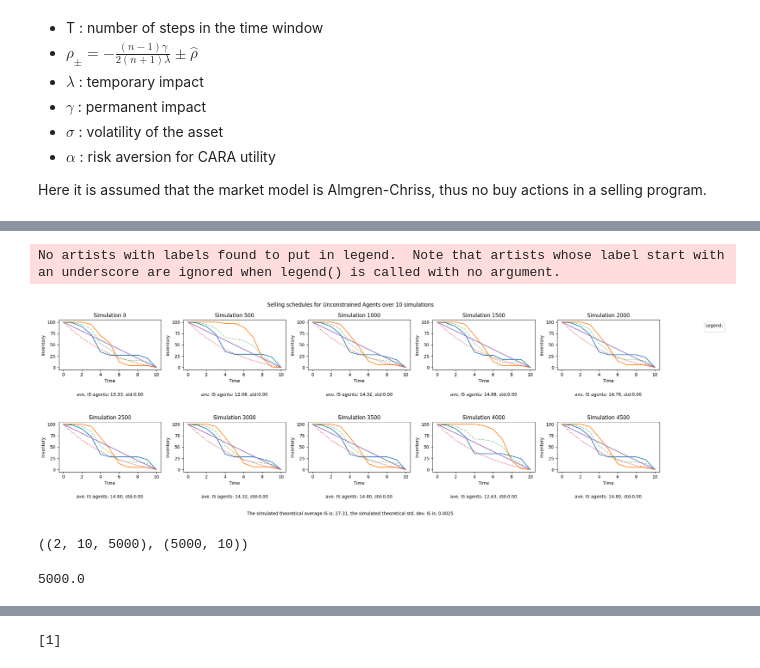
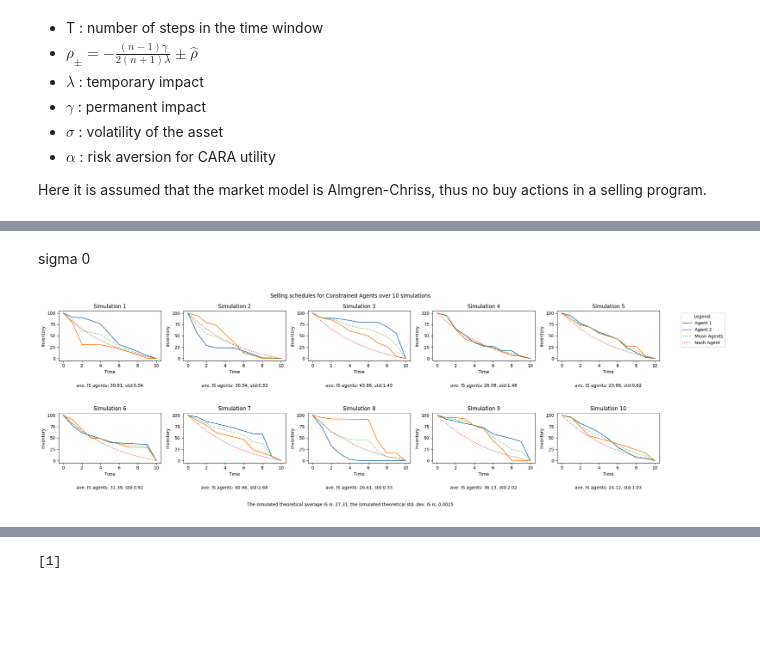
Before and after one commit to macrandrea/Multi-agent-RL-optimal-execution, a Jupyter notebook: ANALISI_MULTI_AGENTE_for_scratches.ipynb, the cells around one changed output, grey strips where cells are left out. Cells and saved outputs as stored; diff of their text form; code cells hidden in the pictures; blank space fills up the shorter version.

```diff
--- a/ANALISI_MULTI_AGENTE_for_scratches.ipynb
+++ b/ANALISI_MULTI_AGENTE_for_scratches.ipynb
@@ -731,12 +705,13 @@ plt.show()
+# %% [markdown]
+sigma 0
 # %%
-import numpy as np
-import matplotlib.pyplot as plt
+'''Selling Schedules'''
 
-def make_selling_schedule(ax, a, azioni, T, i=0, inv=100):
-    azioni_tot_1 = azioni[0]
-    azioni_tot_2 = azioni[1]
-    agent_1 = azioni_tot_1[:, i]
-    agent_2 = azioni_tot_2[:, i]
+def make_selling_schedule(a, azioni, T, i=0, inv=100):
+    azioni_tot_1 = azioni[i, 0]
+    azioni_tot_2 = azioni[i, 1]
+    agent_1 = azioni_tot_1.mean(axis=1)
+    agent_2 = azioni_tot_2.mean(axis=1)
 
     q0_1 = np.zeros(T + 1)
     q0_1[0] = inv
@@ -746,7 +721,6 @@ def make_selling_schedule(ax, a, azioni, T, i=0, inv=100):
     q0_2[0] = inv
     for j in range(1, T):
         q0_2[j] = q0_2[j - 1] - agent_2[j - 1]
-
     q_tot = inv# * 2
     azioni_t = (agent_1 + agent_2) / 2
     qt = np.zeros(T + 1)
@@ -754,78 +728,56 @@ def make_selling_schedule(ax, a, azioni, T, i=0, inv=100):
     for j in range(1, T):
         qt[j] = qt[j - 1] - azioni_t[j - 1]
 
-    azioni_tw = np.ones((5_000,10)) * 10
-    twat = azioni_tw.reshape(-1,10).mean(0)
-    twap = np.zeros(11)
-    twap[0] = INV
-    for i in range(1,10):
-        twap[i] =  twap[i - 1] - twat[i - 1]
-
     b = np.asarray(a) / 2
 
     ax.plot(q0_1, label='Agent 1' if i == 0 else None)
     ax.plot(q0_2, label='Agent 2' if i == 0 else None)
-    ax.plot(qt, alpha=0.5, label='Mean Agents' if i == 0 else None, linestyle='--')
+    ax.plot(qt, alpha = 0.5, label='Mean Agents' if i == 0 else None, linestyle='--')
     ax.plot(b, label='Nash Agent'if i == 0 else None, linestyle=':')
-    ax.plot(twap, label ='TWAP' if i == 0 else None)
 
 def do_is(i, dati, azioni, alpha=0.002):
-    dati = dati#[i,:,0]
-    azioni1 =  azioni[0]
-    azioni2 =  azioni[1]
+    dati = dati[i,:,0]
+    azioni1 =  azioni[i, 0]
+    azioni2 =  azioni[i, 0]
     azioni = (azioni1 + azioni2)
     iss = []
 
-    iss = dati[: ,i ]* azioni[: ,i ] - \
-               alpha * azioni[: ,i ]**2
+    for i in range(dati.reshape(-1,T).shape[0]):
+        iss.append((dati.reshape(-1,T)[i])* azioni[:,i] - alpha * azioni[:,i]**2)
 
-    agents = np.sum((np.asarray(iss)))
-    agents_std = np.sum((np.asarray(iss))).std()
+    agents = np.sum((np.asarray(iss)),axis=1)
+    agents_std = np.sum((np.asarray(iss)),axis=1).std()
 
-    return 2000-remove_outliers(agents),  agents_std
+    return 2000-remove_outliers(agents).mean(),  agents_std
+
 
 # Load data
-azioni_tot = dict(np.load('C:/Users/macri/Desktop/ennesima//azioni.npz', allow_pickle=True))
-dati_tot   = dict(np.load('C:/Users/macri/Desktop/ennesima//dati.npz', allow_pickle=True))
-dati = dati_tot['arr_0'][:,0].reshape(10 , -1)
-azioni = azioni_tot['arr_0']
-
-T = len(azioni[0])
+azioni_tot = np.load('C:/Users/macri/Desktop/ennesima - Copia/azioni_tot.npy', allow_pickle=True)
+dati =       np.load('C:/Users/macri/Desktop/ennesima - Copia/dati_tot.npy', allow_pickle=True)
+T = len(azioni_tot[0, 0])
 
 # Create subplots
 fig, axs = plt.subplots(2, 5, figsize=(20, 7))
 
 # Plot each selling schedule
 for i, ax in enumerate(axs.flat):
-    i *= 500
-    make_selling_schedule(ax, a, azioni, T, i, 100)
-    ax.set_title(f"Simulation {i}")
+    make_selling_schedule(a, azioni_tot, T, i, 100)
+    ax.set_title(f"Simulation {i+1}")
     ax.set_xlabel('Time')
     ax.set_ylabel('Inventory')
-    IS, IS_std = do_is(i, dati, azioni, alpha=0.002)
-    ax.text(0.5, -0.5, f'ave. IS agents: {IS.item():.2f}, std:{IS_std.item():.2f}', ha='center', va='center', transform=ax.transAxes)
-    # ax.text(0.5, -0.7, f'std. IS agents: {IS_std:.2f}', ha='center', va='center', transform=ax.transAxes)
+    IS, IS_std = do_is(i, dati, azioni_tot, alpha = 0.002)
+    ax.text(0.5, -0.5, f'ave. IS agents: {IS:.2f}, std:{IS_std:.2f}', ha='center', va='center', transform=ax.transAxes)
+    #ax.text(0.5, -0.7, f'std. IS agents: {IS_std:.2f}', ha='center', va='center', transform=ax.transAxes)
 
-fig.suptitle('Selling schedules for Unconstrained Agents over 10 simulations')
+fig.suptitle('Selling schedules for Constrained Agents over 10 simulations')
 
 # Add legend to last subplot
 fig.legend(loc='upper right', bbox_to_anchor=(1.1, 0.9), title='Legend:')
 
 # Adjust layout
 fig.text(0.5, 0.01, f'The simulated theoretical average IS is: {27.31:.2f}, the simulated theoretical std. dev. IS is: {0.0025:.4f}', ha='center')
 
 plt.tight_layout()
 plt.show()
 # %% [output]
-No artists with labels found to put in legend.  Note that artists whose label start with an underscore are ignored when legend() is called with no argument.
-[figure, old version]
+[figure, new version]
-# %%
-azioni_tot = dict(np.load('C:/Users/macri/Desktop/ennesima/con_entropia_32_uncontrained/azioni.npz', allow_pickle=True))
-dati =       dict(np.load('C:/Users/macri/Desktop/ennesima/con_entropia_32_uncontrained/dati.npz', allow_pickle=True))
-azioni_tot['arr_0'].shape, dati['arr_0'][:,0].reshape(-1, 10).shape
-# %% [output]
-((2, 10, 5000), (5000, 10))
-# %%
-50_000/10
-# %% [output]
-5000.0
```
Also changed, not shown: parts of 31 cells of this notebook, 50 other files.
